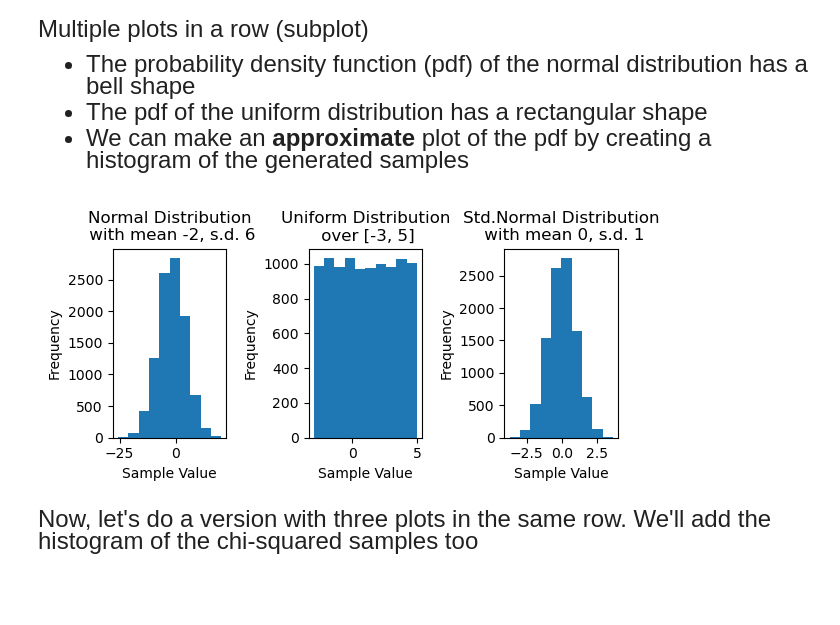
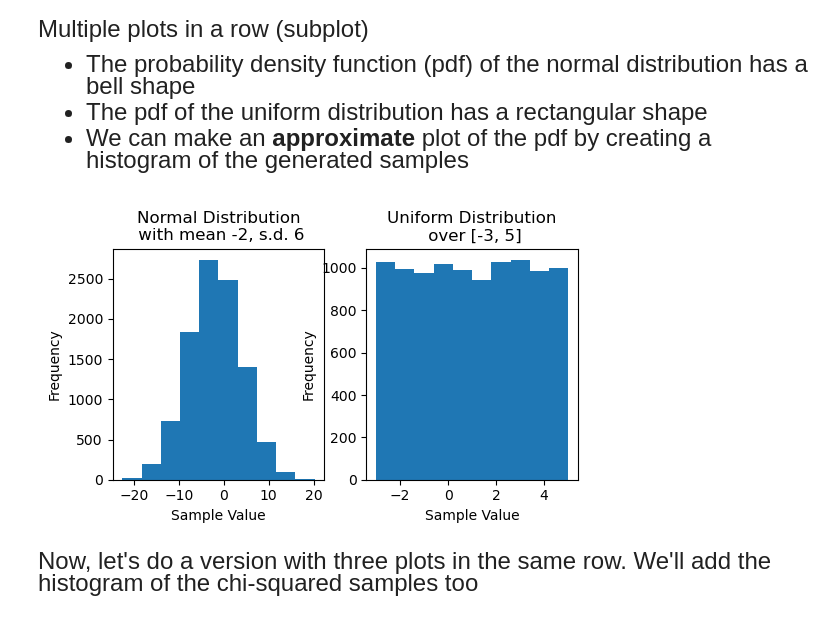
Before and after one commit to HenrySpin/qtm151fall2025, a Jupyter notebook: Lecture_08 - random variables/Lecture8 copy.ipynb, the cells around one changed output. Saved outputs shown, nothing was run; the diff lists cells and outputs as text; code cells hidden in the pictures; blank space fills up the shorter version.

```diff
--- a/Lecture_08 - random variables/Lecture8 copy.ipynb
+++ b/Lecture_08 - random variables/Lecture8 copy.ipynb
@@ -110,40 +110,35 @@ Multiple plots in a row (subplot)
 # %%
 #------------------------ Setting up subplots----------------------------------#
 # Create a plot with 1 row, 2 columns
 # First, create a "matplotlib Figure" and an array of "sub-figures"
 
-fig, subfig_array = plt.subplots(nrows = 1, ncols = 3,figsize = (6,3))
+fig, subfig_array = plt.subplots(nrows = 1, ncols = 2,figsize = (6,3))
 
 # plt.subplots has TWO outputs, so we assign the output to TWO variables
 # The names we give them are OUR CHOICE
 # The option "figsize" indicates the (width,height)) of the graph.
 # The complete figure will be 6 inches wide, 3 inches tall
 
 
 # First Sub-Figure
 subfig_array[0].hist(x = normal_samples)
 subfig_array[0].set_title("Normal Distribution\n with mean -2, s.d. 6")
 subfig_array[0].set_xlabel("Sample Value")
 subfig_array[0].set_ylabel("Frequency")
 
 # Second Figure
 subfig_array[1].hist(x = unif_samples)
 subfig_array[1].set_title("Uniform Distribution\n over [-3, 5]")
 subfig_array[1].set_xlabel("Sample Value")
 subfig_array[1].set_ylabel("Frequency")
 
-subfig_array[2].hist(x = std_normal_samples)
-subfig_array[2].set_title("Std.Normal Distribution\n with mean 0, s.d. 1")
-subfig_array[2].set_xlabel("Sample Value")
-subfig_array[2].set_ylabel("Frequency")
-
 # The tight layout option ensures that the axes are not overlapping
-plt.tight_layout()
+# plt.tight_layout()
 
 
 plt.show()
 # %% [output]
-[figure, old version]
+[figure, new version]
 # %% [markdown]
 <font size = "5">
 
```
Also changed, not shown: parts of 15 cells of this notebook, 1 other file.
